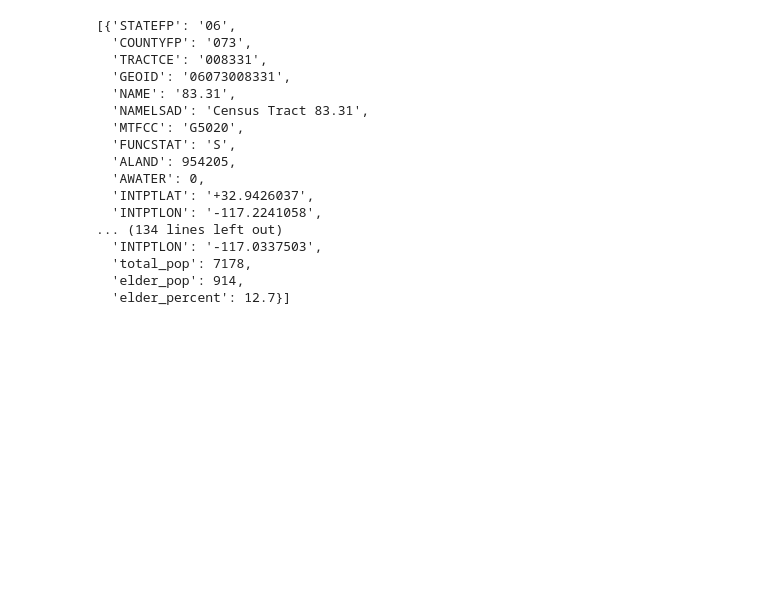
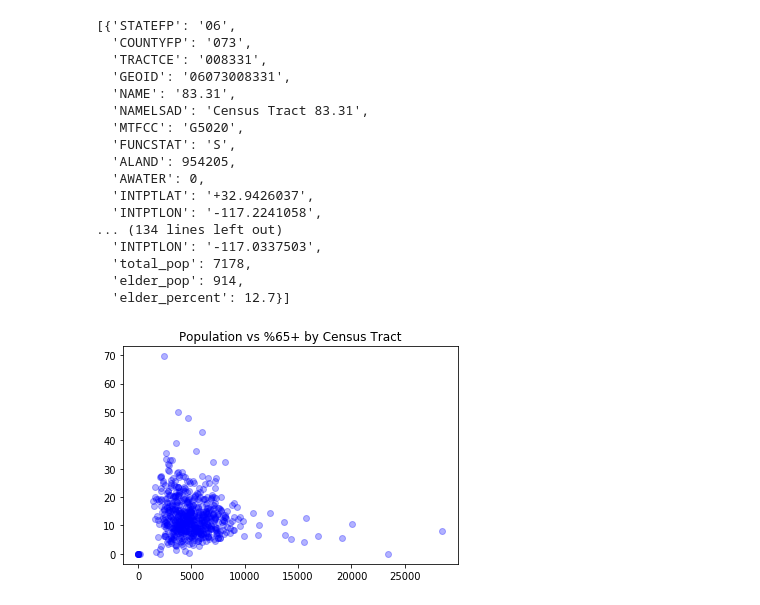
Before and after one commit to brooksn/2019-Team-227, a Jupyter notebook: RASP_Tract.ipynb, the cells around one changed output. Cells and saved outputs as stored; diff of their text form; code cells hidden in the pictures; blank space fills up the shorter version.

Commit message:
plot 65+% vs total pop

```diff
--- a/RASP_Tract.ipynb
+++ b/RASP_Tract.ipynb
@@ -140,3 +142,15 @@ f.close()
 #total_pop[total_pop["geoid"] == PREFIX+"06073008503"]
 # %%
 #[f for f in geojson if f["properties"]["GEOID"]=="06073008503"]
+# %%
+import matplotlib.pyplot as plt
+x = [f["properties"]["total_pop"] for f in geojson]
+y = [f["properties"]["elder_percent"] for f in geojson]
+
+fig = plt.figure()
+ax = fig.add_subplot(1,1,1)
+ax.scatter(x,y,c="blue",alpha=0.3)
+plt.title("Population vs %65+ by Census Tract")
+plt.show()
+# %% [output]
+[figure, added]
```
Also changed, not shown: parts of 1 cell of this notebook.
